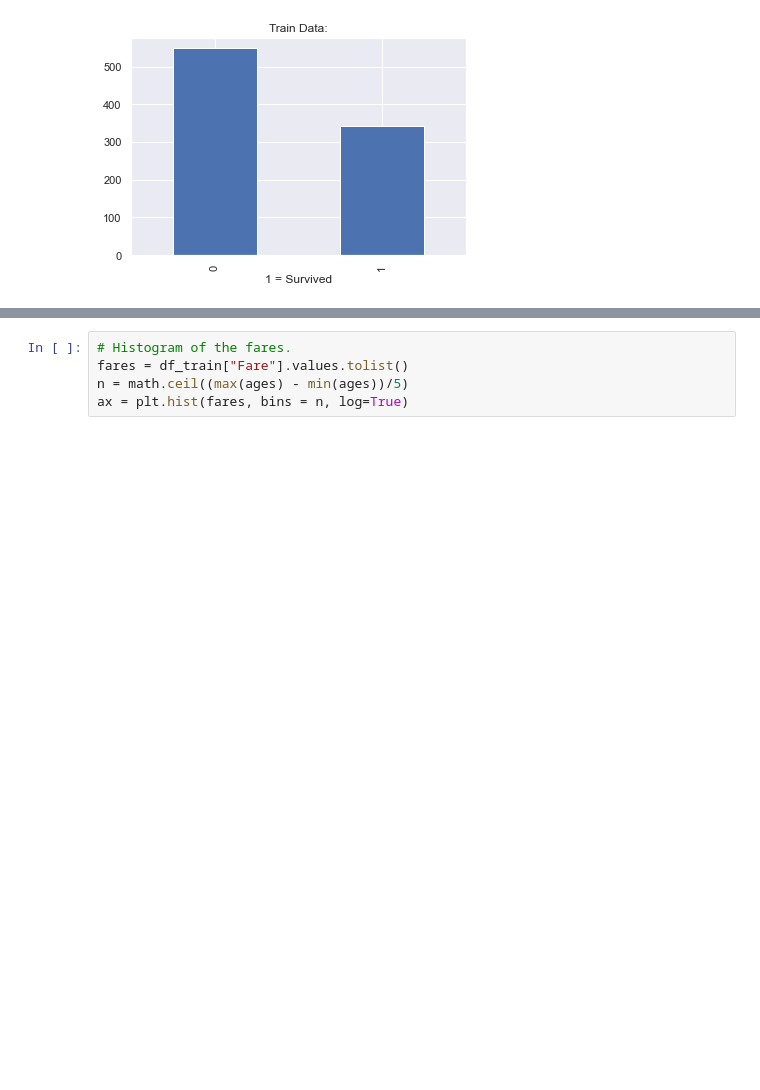
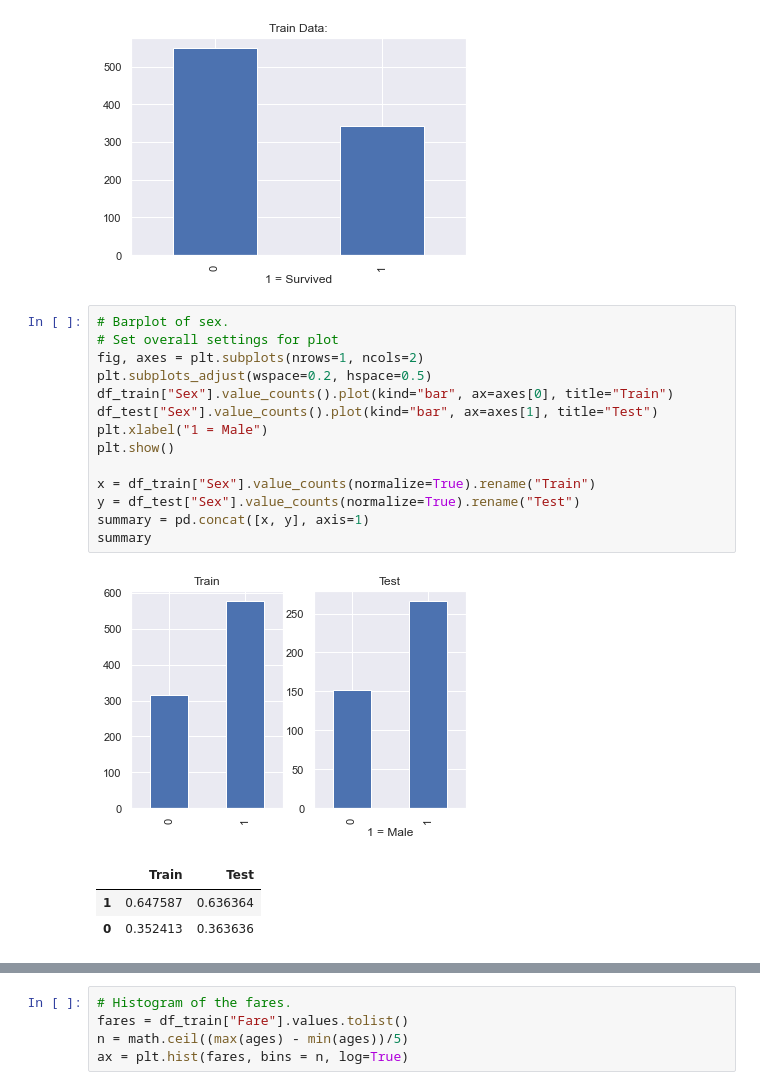
Before and after one commit to schae211/kaggle_titanic, a Jupyter notebook: titanic/EDA_2.ipynb, the cells around one changed output, grey strips where cells are left out. Drawn from its saved outputs; the diff is of its cells as text; blank space fills up the shorter version.

```diff
--- a/titanic/EDA_2.ipynb
+++ b/titanic/EDA_2.ipynb
@@ -154,4 +154,23 @@ plt.title("Train Data:")
 plt.show()
 # %% [output]
 [figure]
+# %%
+# Barplot of sex.
+# Set overall settings for plot
+fig, axes = plt.subplots(nrows=1, ncols=2)
+plt.subplots_adjust(wspace=0.2, hspace=0.5)
+df_train["Sex"].value_counts().plot(kind="bar", ax=axes[0], title="Train")
+df_test["Sex"].value_counts().plot(kind="bar", ax=axes[1], title="Test")
+plt.xlabel("1 = Male")
+plt.show()
+
+x = df_train["Sex"].value_counts(normalize=True).rename("Train")
+y = df_test["Sex"].value_counts(normalize=True).rename("Test")
+summary = pd.concat([x, y], axis=1)
+summary
+# %% [output]
+[figure, added]
+|  | Train | Test |
+| 1 | 0.647587 | 0.636364 |
+| 0 | 0.352413 | 0.363636 |
 # %%
```
Also changed, not shown: parts of 21 cells of this notebook.
